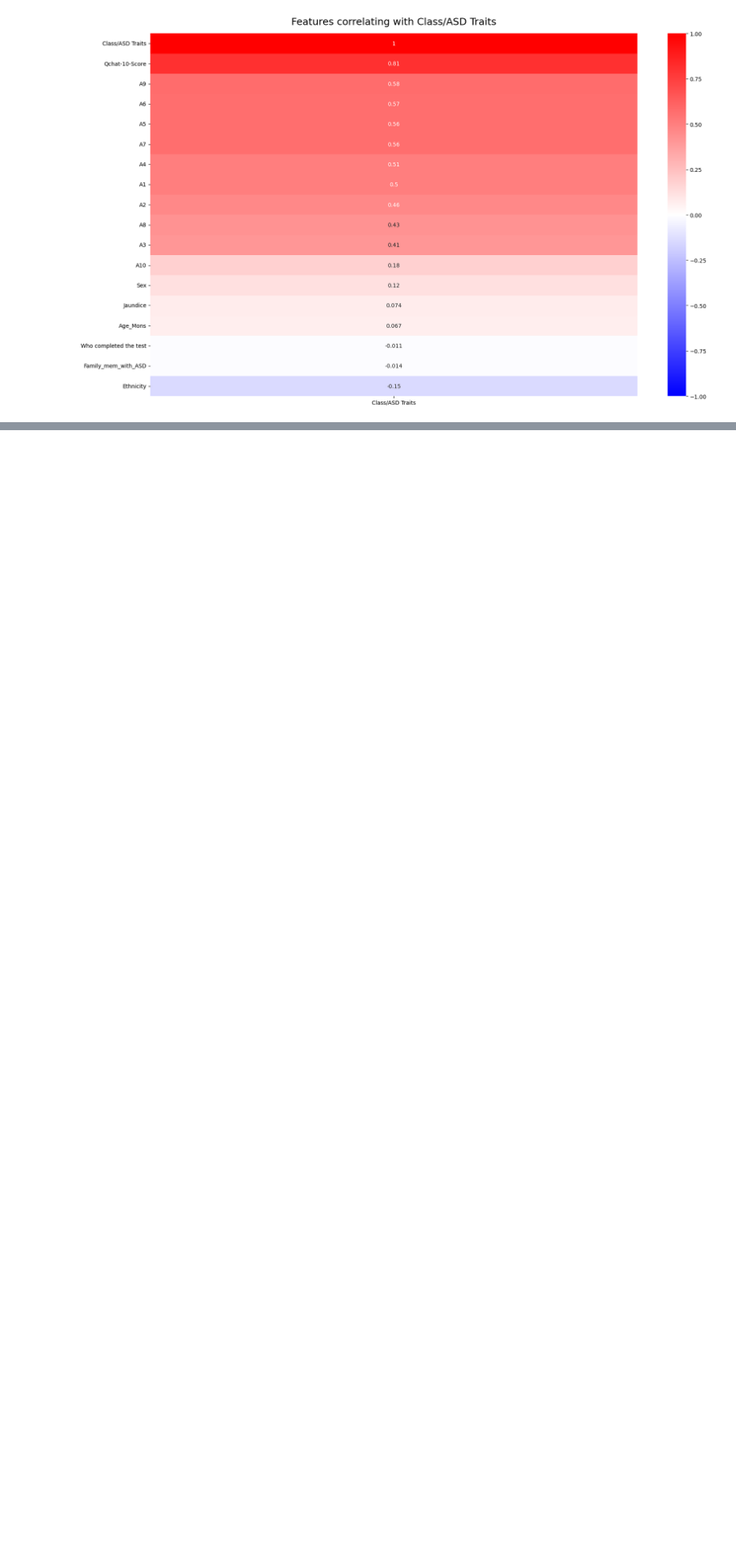
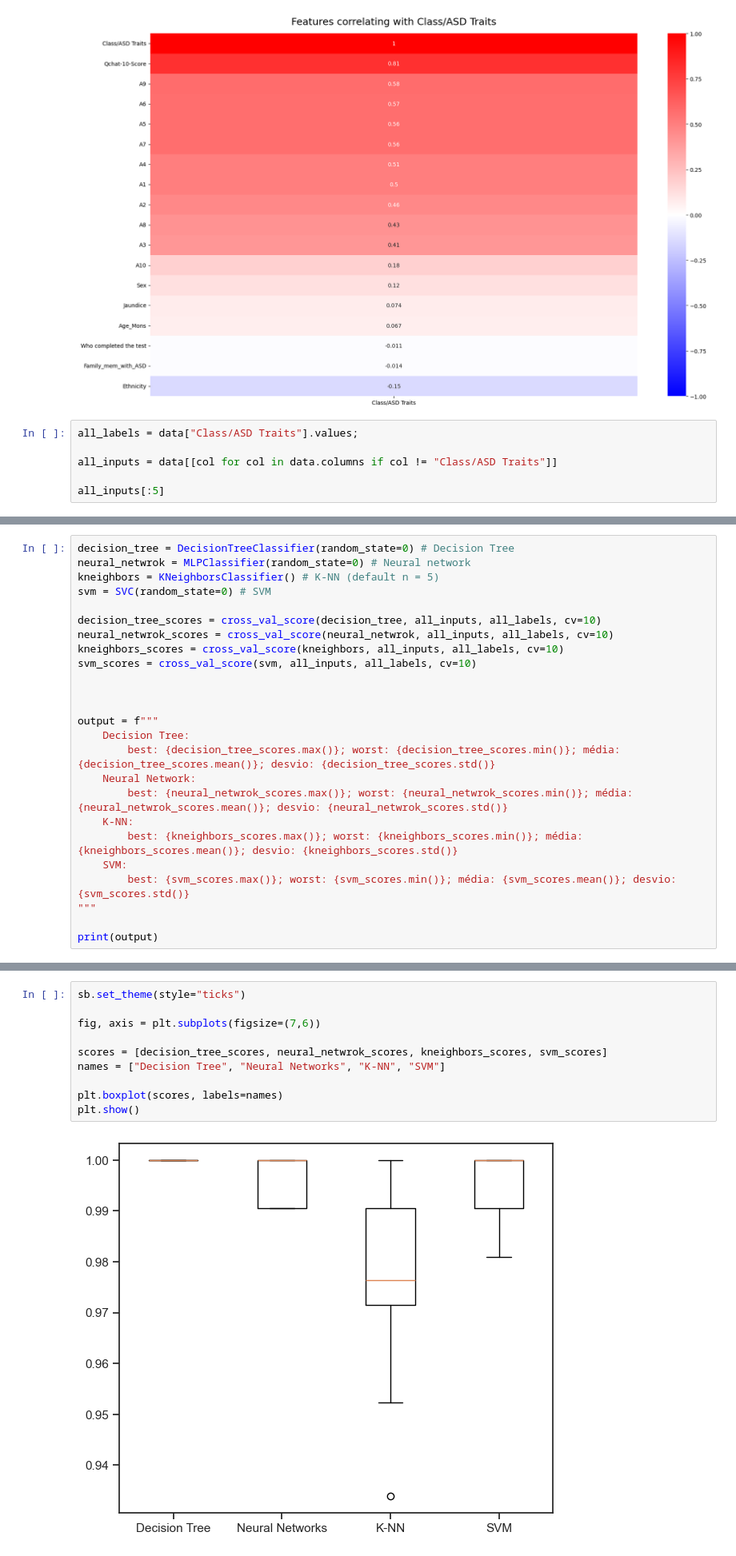
Before and after one commit to hfuturo/FEUP-IA-PROJ2, a Jupyter notebook: autism_dataset_for_toddlers.ipynb, the cells around one changed output, grey strips where cells are left out. Shown at 80% size. Saved outputs shown, nothing was run; the diff lists cells and outputs as text; blank space fills up the shorter version.

Commit message:
added Decision Tree, Neural network, K-NN and SVM

```diff
--- a/autism_dataset_for_toddlers.ipynb
+++ b/autism_dataset_for_toddlers.ipynb
@@ -175,3 +189,9 @@ heatmap.set_title("Features correlating with Class/ASD Traits", fontdict={"fonts
 # %% [output]
 Text(0.5, 1.0, 'Features correlating with Class/ASD Traits')
 [figure]
+# %%
+all_labels = data["Class/ASD Traits"].values;
+
+all_inputs = data[[col for col in data.columns if col != "Class/ASD Traits"]]
+
+all_inputs[:5]
@@ -177,0 +209,25 @@ Text(0.5, 1.0, 'Features correlating with Class/ASD Traits')
+# %%
+decision_tree = DecisionTreeClassifier(random_state=0) # Decision Tree
+neural_netwrok = MLPClassifier(random_state=0) # Neural network
+kneighbors = KNeighborsClassifier() # K-NN (default n = 5)
+svm = SVC(random_state=0) # SVM
+
+decision_tree_scores = cross_val_score(decision_tree, all_inputs, all_labels, cv=10)
+neural_netwrok_scores = cross_val_score(neural_netwrok, all_inputs, all_labels, cv=10)
+kneighbors_scores = cross_val_score(kneighbors, all_inputs, all_labels, cv=10)
+svm_scores = cross_val_score(svm, all_inputs, all_labels, cv=10)
+
+
+
+output = f"""
+    Decision Tree:
+        best: {decision_tree_scores.max()}; worst: {decision_tree_scores.min()}; média: {decision_tree_scores.mean()}; desvio: {decision_tree_scores.std()}
+    Neural Network:
+        best: {neural_netwrok_scores.max()}; worst: {neural_netwrok_scores.min()}; média: {neural_netwrok_scores.mean()}; desvio: {neural_netwrok_scores.std()}
+    K-NN:
+        best: {kneighbors_scores.max()}; worst: {kneighbors_scores.min()}; média: {kneighbors_scores.mean()}; desvio: {kneighbors_scores.std()}
+    SVM:
+        best: {svm_scores.max()}; worst: {svm_scores.min()}; média: {svm_scores.mean()}; desvio: {svm_scores.std()}
+"""
+
+print(output)
@@ -178,3 +243,15 @@ Text(0.5, 1.0, 'Features correlating with Class/ASD Traits')
+# %%
+sb.set_theme(style="ticks")
+
+fig, axis = plt.subplots(figsize=(7,6))
+
+scores = [decision_tree_scores, neural_netwrok_scores, kneighbors_scores, svm_scores]
+names = ["Decision Tree", "Neural Networks", "K-NN", "SVM"]
+
+plt.boxplot(scores, labels=names)
+plt.show()
+# %% [output]
+[figure, added]
 # %% [markdown]
 #### Bibliografia
 
```
Also changed, not shown: parts of 11 cells of this notebook.
